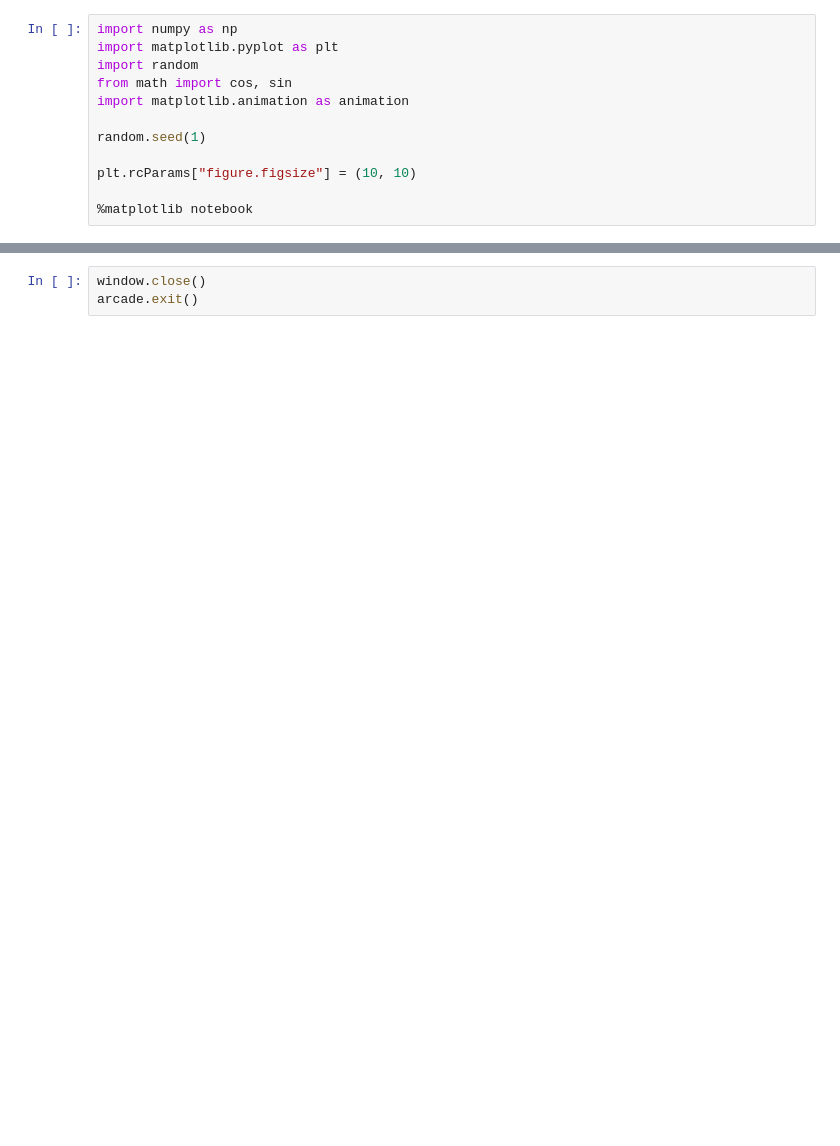
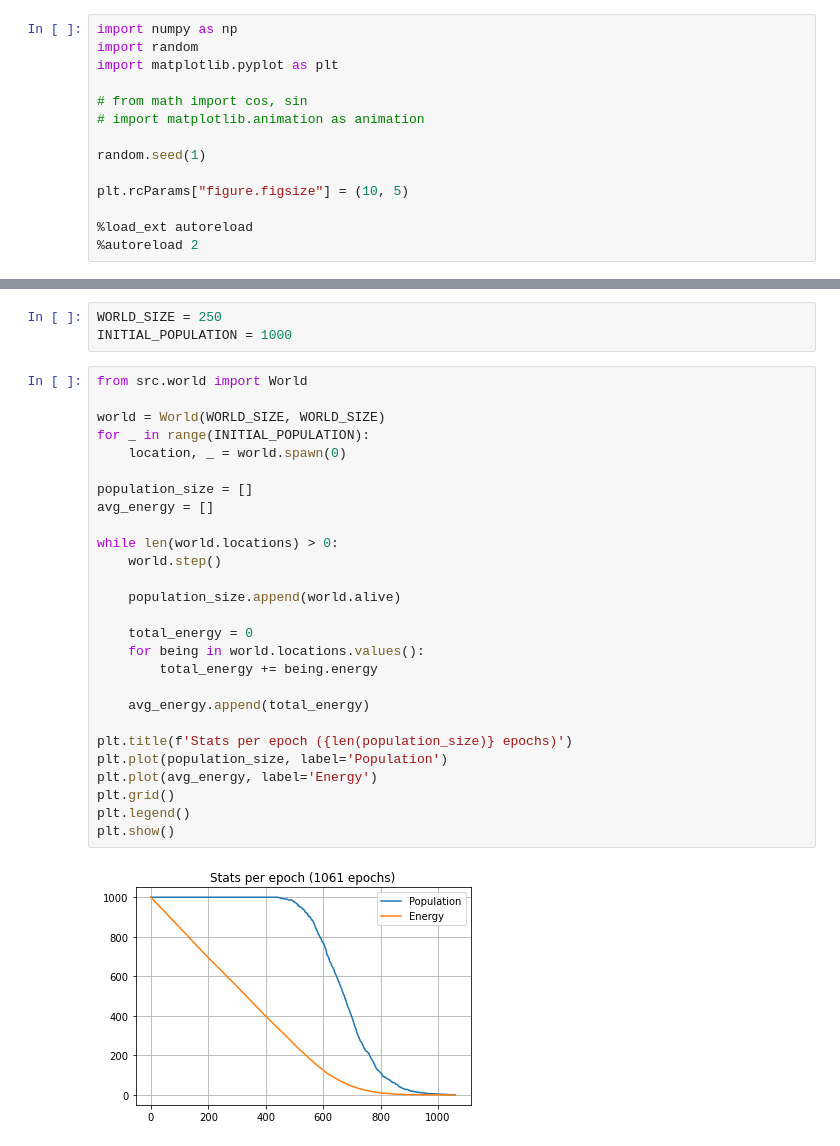
Before and after one commit to aurbano/evolving-beings, a Jupyter notebook: src/playground.ipynb, the cells around one changed output, grey strips where cells are left out. Drawn from its saved outputs; the diff is of its cells as text; blank space fills up the shorter version.

```diff
--- a/src/playground.ipynb
+++ b/src/playground.ipynb
@@ -1,12 +1,14 @@
 # %%
 import numpy as np
+import random
 import matplotlib.pyplot as plt
-import random
-from math import cos, sin
-import matplotlib.animation as animation
+
+# from math import cos, sin
+# import matplotlib.animation as animation
 
 random.seed(1)
 
-plt.rcParams["figure.figsize"] = (10, 10)
+plt.rcParams["figure.figsize"] = (10, 5)
 
-%matplotlib notebook
+%load_ext autoreload
+%autoreload 2
@@ -227,3 +15,32 @@ KeyboardInterrupt:
-# %%
-window.close()
-arcade.exit()
+# %%
+WORLD_SIZE = 250
+INITIAL_POPULATION = 1000
+# %%
+from src.world import World
+
+world = World(WORLD_SIZE, WORLD_SIZE)
+for _ in range(INITIAL_POPULATION):
+    location, _ = world.spawn(0)
+
+population_size = []
+avg_energy = []
+
+while len(world.locations) > 0:
+    world.step()
+
+    population_size.append(world.alive)
+
+    total_energy = 0
+    for being in world.locations.values():
+        total_energy += being.energy
+
+    avg_energy.append(total_energy)
+
+plt.title(f'Stats per epoch ({len(population_size)} epochs)')
+plt.plot(population_size, label='Population')
+plt.plot(avg_energy, label='Energy')
+plt.grid()
+plt.legend()
+plt.show()
+# %% [output]
+[figure, added]
```
Also changed, not shown: parts of 4 cells of this notebook, 2 other files.
